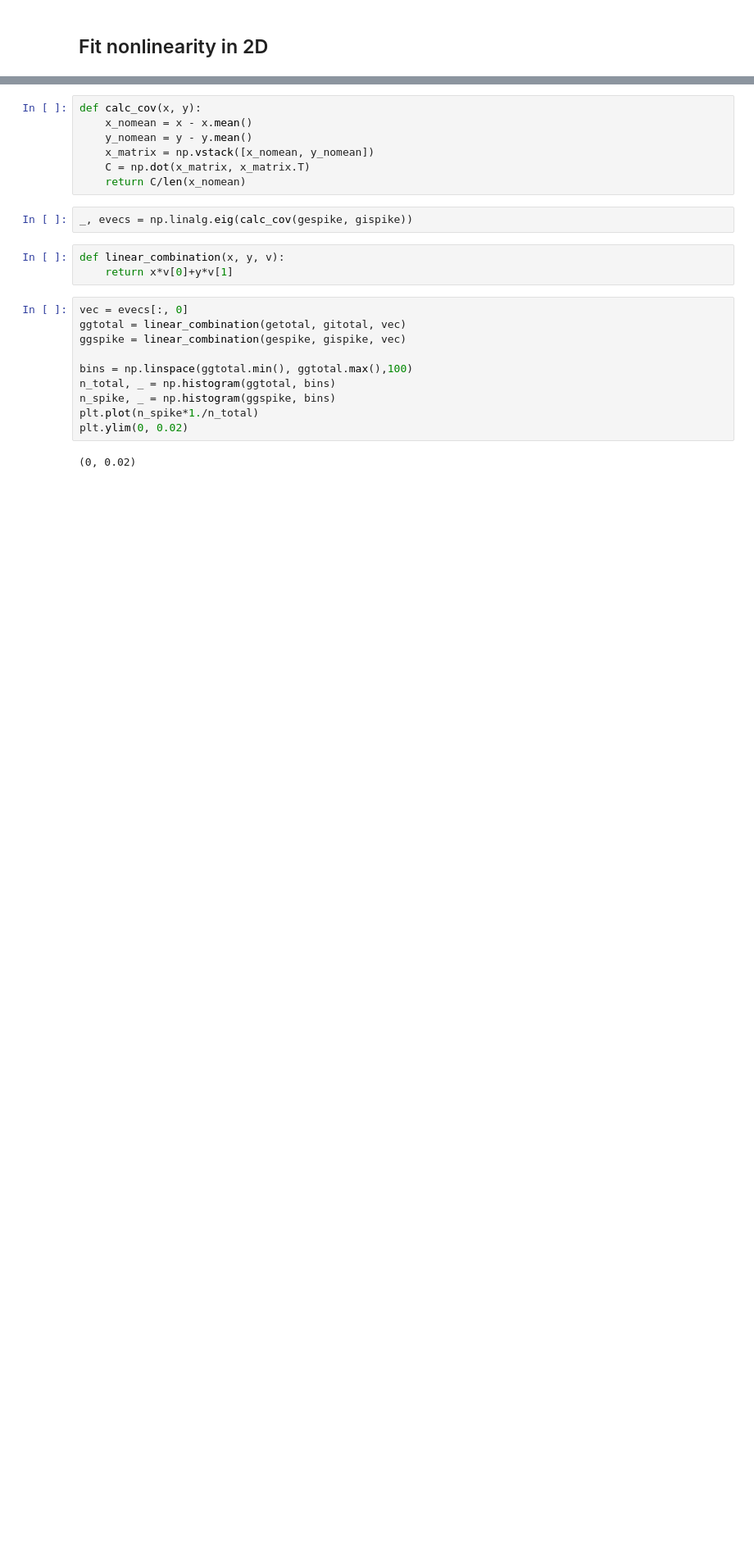
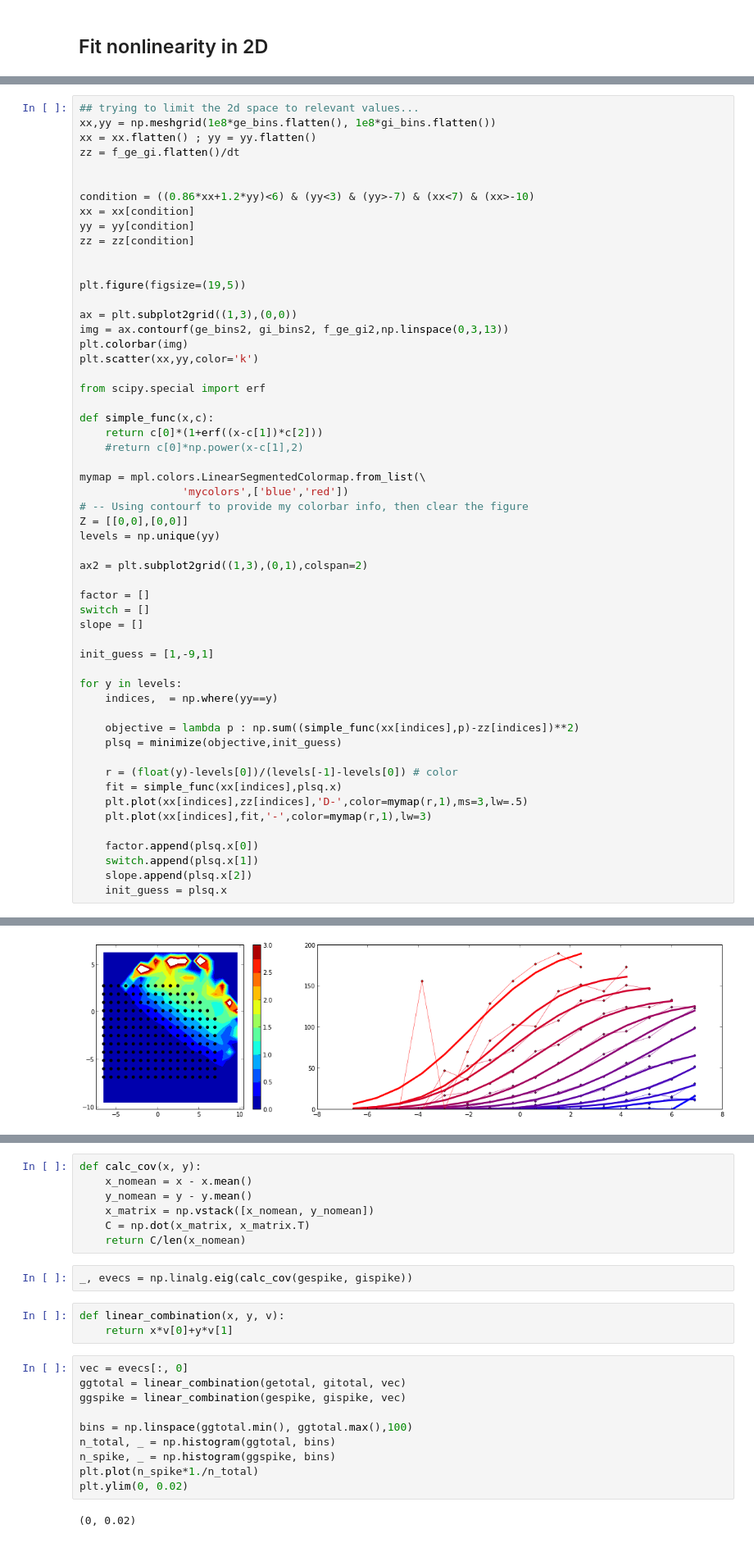
Before and after one commit to yzerlaut/transfer_functions, a Jupyter notebook: iaf_nonlinearity.ipynb, the cells around one changed output, grey strips where cells are left out. Shown: that part at 82% size. Drawn from its saved outputs; the diff is of its cells as text; blank space fills up the shorter version.

```diff
--- a/iaf_nonlinearity.ipynb
+++ b/iaf_nonlinearity.ipynb
@@ -200,0 +202,56 @@ the coefficients are :  [ 0.73422548  0.07044103  4.81761528  0.15564373 -1.1994
+# %%
+## trying to limit the 2d space to relevant values...
+xx,yy = np.meshgrid(1e8*ge_bins.flatten(), 1e8*gi_bins.flatten())
+xx = xx.flatten() ; yy = yy.flatten()
+zz = f_ge_gi.flatten()/dt
+
+
+condition = ((0.86*xx+1.2*yy)<6) & (yy<3) & (yy>-7) & (xx<7) & (xx>-10)
+xx = xx[condition]
+yy = yy[condition]
+zz = zz[condition]
+
+
+plt.figure(figsize=(19,5))
+
+ax = plt.subplot2grid((1,3),(0,0))
+img = ax.contourf(ge_bins2, gi_bins2, f_ge_gi2,np.linspace(0,3,13))
+plt.colorbar(img)
+plt.scatter(xx,yy,color='k')
+
+from scipy.special import erf
+
+def simple_func(x,c):
+    return c[0]*(1+erf((x-c[1])*c[2]))
+    #return c[0]*np.power(x-c[1],2)
+
+mymap = mpl.colors.LinearSegmentedColormap.from_list(\
+                'mycolors',['blue','red'])
+# -- Using contourf to provide my colorbar info, then clear the figure
+Z = [[0,0],[0,0]]
+levels = np.unique(yy)
+
+ax2 = plt.subplot2grid((1,3),(0,1),colspan=2)
+
+factor = []
+switch = []
+slope = []
+
+init_guess = [1,-9,1]
+
+for y in levels:
+    indices,  = np.where(yy==y)
+
+    objective = lambda p : np.sum((simple_func(xx[indices],p)-zz[indices])**2)
+    plsq = minimize(objective,init_guess)
+
+    r = (float(y)-levels[0])/(levels[-1]-levels[0]) # color
+    fit = simple_func(xx[indices],plsq.x)
+    plt.plot(xx[indices],zz[indices],'D-',color=mymap(r,1),ms=3,lw=.5)
+    plt.plot(xx[indices],fit,'-',color=mymap(r,1),lw=3)
+
+    factor.append(plsq.x[0])
+    switch.append(plsq.x[1])
+    slope.append(plsq.x[2])
+    init_guess = plsq.x
+# %% [output]
@@ -200,0 +260 @@ the coefficients are :  [ 0.73422548  0.07044103  4.81761528  0.15564373 -1.1994
+[figure, added]
```
Also changed, not shown: parts of 9 cells of this notebook.
